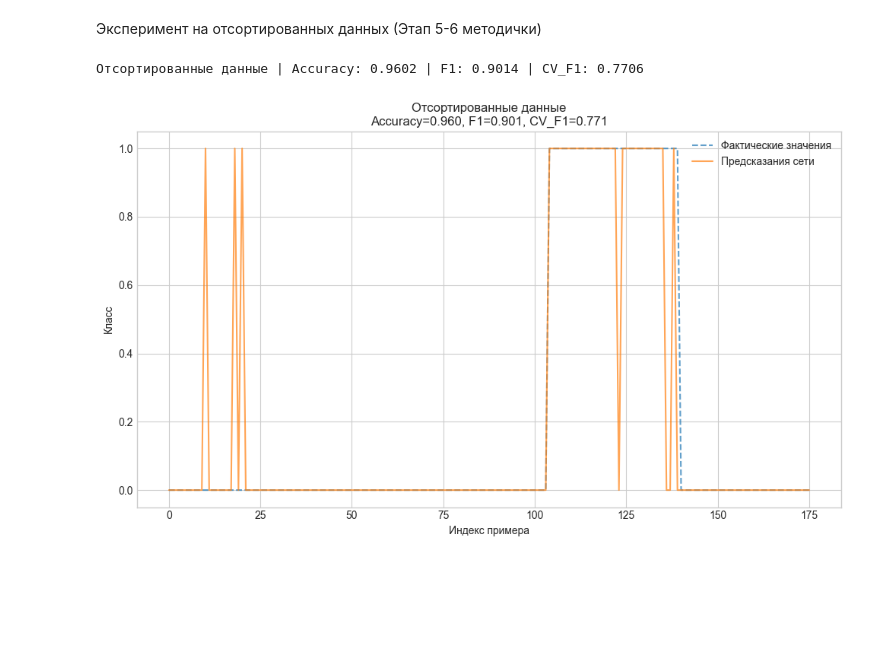
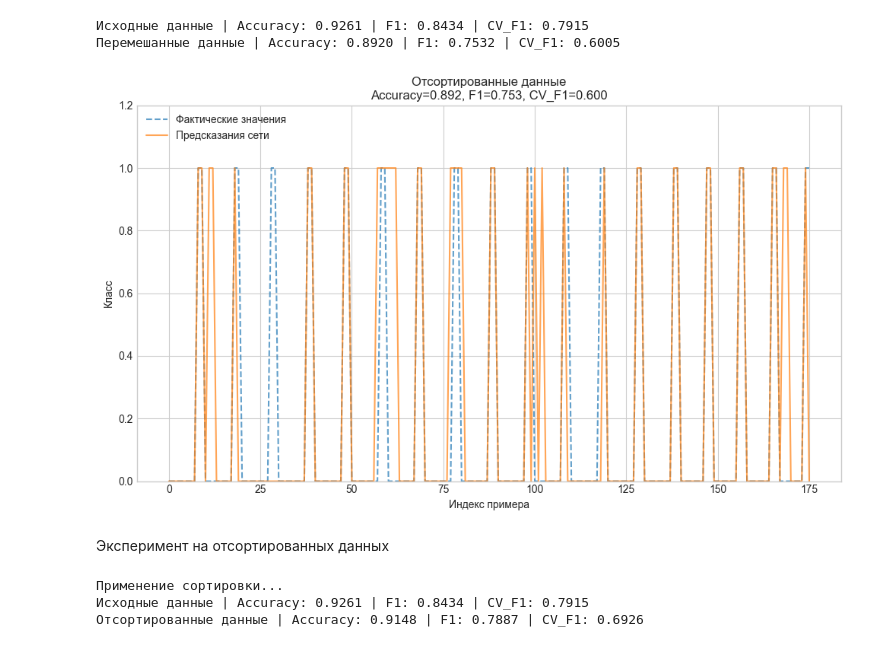
Before and after one commit to heigan/LB_3, a Jupyter notebook: 03_preview.ipynb, the cells around one changed output. Saved outputs shown, nothing was run; the diff lists cells and outputs as text; code cells hidden in the pictures; blank space fills up the shorter version.

```diff
--- a/03_preview.ipynb
+++ b/03_preview.ipynb
@@ -180,12 +254,44 @@ plt.show()
+# %%
+X_distributed= df_distributed[feature_cols].values
+y_distributed = (df_distributed['Type'] == 4).astype(int).values
+
+ANN_DIST = MLPClassifier(**BEST_PARAMS, random_state=RANDOM_STATE)
+ANN_DIST.fit(X_distributed, y_distributed)
+y_pred_distributed = ANN_DIST.predict(X_distributed)
+
+acc_distributed = accuracy_score(y_distributed, y_pred_distributed)
+f1_distributed= f1_score(y_distributed, y_pred_distributed)
+cv_distributed = cross_val_score(ANN_DIST, X_distributed, y_distributed, cv=3, scoring='f1').mean()
+
+print(f"Исходные данные | Accuracy: {acc_raw:.4f} | F1: {f1_raw:.4f} | CV_F1: {cv_raw:.4f}")
+print(f"Перемешанные данные | Accuracy: {acc_distributed:.4f} | F1: {f1_distributed:.4f} | CV_F1: {cv_distributed:.4f}")
+# %% [output]
+Исходные данные | Accuracy: 0.9261 | F1: 0.8434 | CV_F1: 0.7915
+Перемешанные данные | Accuracy: 0.8920 | F1: 0.7532 | CV_F1: 0.6005
+# %%
+plt.figure()
+plt.plot(y_distributed, label='Фактические значения', linestyle='--', alpha=0.7)
+plt.plot(y_pred_distributed, label='Предсказания сети', alpha=0.7)
+plt.xlabel('Индекс примера')
+plt.ylabel('Класс')
+plt.title(f'Отсортированные данные\nAccuracy={acc_distributed:.3f}, F1={f1_distributed:.3f}, CV_F1={cv_distributed:.3f}')
+plt.ylim(0, 1.2)
+plt.legend(loc='upper left')
+plt.tight_layout()
+plt.savefig('reports/plot_distributed.png', dpi=150, bbox_inches='tight')
+plt.show()
+# %% [output]
+[figure, added]
 # %% [markdown]
-Эксперимент на отсортированных данных (Этап 5-6 методички)
+Эксперимент на отсортированных данных
 # %%
-# Программная сортировка по целевому признаку (эмулирует Data Set_Train(Sort).xlsx)
+print("Применение сортировки...")
+# Cортировка датасетов по целевому признаку
 df_sorted = df_train.copy().sort_values(by='Type').reset_index(drop=True)
 X_sorted = df_sorted[feature_cols].values
 y_sorted = (df_sorted['Type'] == 4).astype(int).values
 
-ANN_SORT = MLPClassifier(**BEST_PARAMS, random_state=42)
+ANN_SORT = MLPClassifier(**BEST_PARAMS, random_state=RANDOM_STATE)
 ANN_SORT.fit(X_sorted, y_sorted)
 y_pred_sorted = ANN_SORT.predict(X_sorted)
 
@@ -193,18 +299,9 @@ acc_sort = accuracy_score(y_sorted, y_pred_sorted)
 f1_sort = f1_score(y_sorted, y_pred_sorted)
 cv_sort = cross_val_score(ANN_SORT, X_sorted, y_sorted, cv=3, scoring='f1').mean()
 
+print(f"Исходные данные | Accuracy: {acc_raw:.4f} | F1: {f1_raw:.4f} | CV_F1: {cv_raw:.4f}")
 print(f"Отсортированные данные | Accuracy: {acc_sort:.4f} | F1: {f1_sort:.4f} | CV_F1: {cv_sort:.4f}")
-
-plt.figure()
-plt.plot(y_sorted, label='Фактические значения', linestyle='--', alpha=0.7)
-plt.plot(y_pred_sorted, label='Предсказания сети', alpha=0.7)
-plt.xlabel('Индекс примера')
-plt.ylabel('Класс')
-plt.title(f'Отсортированные данные\nAccuracy={acc_sort:.3f}, F1={f1_sort:.3f}, CV_F1={cv_sort:.3f}')
-plt.legend()
-plt.tight_layout()
-plt.savefig('reports/plot_sorted.png', dpi=150, bbox_inches='tight')
-plt.show()
 # %% [output]
-Отсортированные данные | Accuracy: 0.9602 | F1: 0.9014 | CV_F1: 0.7706
+Применение сортировки...
+Исходные данные | Accuracy: 0.9261 | F1: 0.8434 | CV_F1: 0.7915
+Отсортированные данные | Accuracy: 0.9148 | F1: 0.7887 | CV_F1: 0.6926
-[figure, removed]
```
Also changed, not shown: parts of 21 cells of this notebook, 7 other files.
